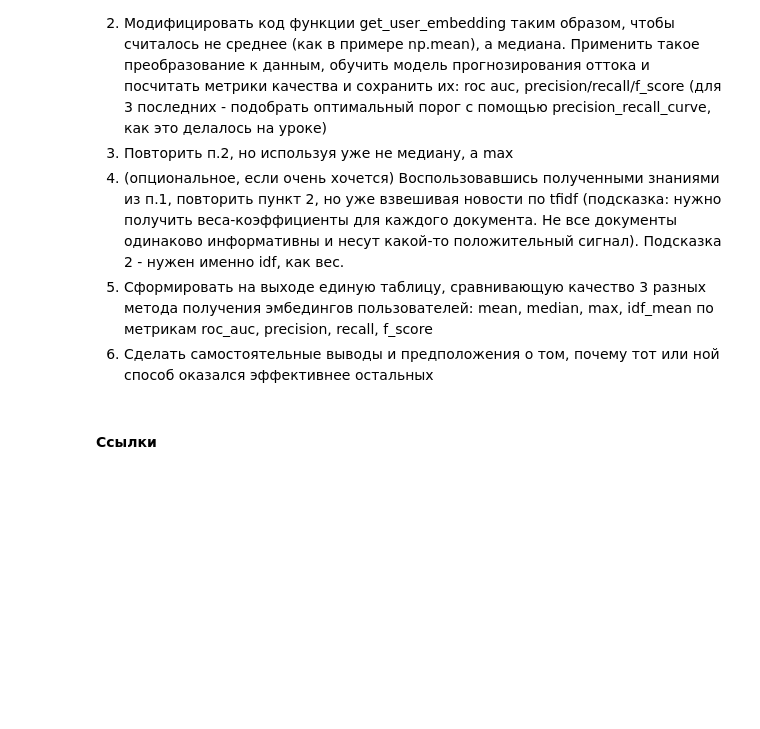
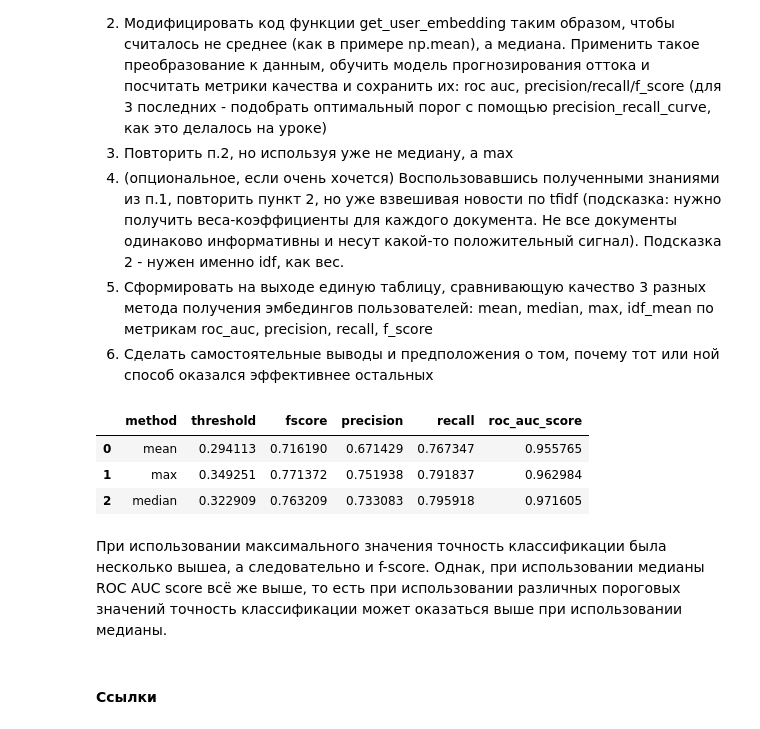
Before and after one commit to Anbionchik/Git_brain_lessons, a Jupyter notebook: Algorythms_in_business/Les2/webinar2.ipynb, the cells around one changed output. Saved outputs shown, nothing was run; the diff lists cells and outputs as text; code cells hidden in the pictures; blank space fills up the shorter version.

```diff
--- a/Algorythms_in_business/Les2/webinar2.ipynb
+++ b/Algorythms_in_business/Les2/webinar2.ipynb
@@ -579,3 +811,42 @@ roc_auc_score(y_test, preds)
+# %%
+def get_embeddings(processing_factor='mean'):
+    user_embeddings = pd.DataFrame([i for i in users['articles'].apply(lambda x: get_user_embedding(x, processing_factor), 1)])
+    user_embeddings.columns = ['topic_{}'.format(i) for i in range(25)]
+    user_embeddings['uid'] = users['uid'].values
+    user_embeddings = user_embeddings[['uid']+['topic_{}'.format(i) for i in range(25)]]
+    user_embeddings = pd.merge(user_embeddings, target, 'left')
+    return user_embeddings
+# %%
+def get_preds(X, model):
+    X_train, X_test, y_train, y_test = train_test_split(X[['topic_{}'.format(i) for i in range(25)]],
+                                                    X['churn'], random_state=0)
+    model.fit(X_train, y_train)
+    preds = model.predict_proba(X_test)[:, 1]
+    return X_train, X_test, y_train, y_test, preds
+# %%
+def get_info(y_test, preds):
+    precision, recall, thresholds = precision_recall_curve(y_test, preds)
+    fscore = (2 * precision * recall) / (precision + recall)
+    ix = np.argmax(fscore)
+    return thresholds[ix], fscore[ix], precision[ix], recall[ix], roc_auc_score(y_test, preds)
+# %%
+methods = ['mean', 'max', 'median']
+results = pd.DataFrame(columns=['method', 'threshold', 'fscore', 'precision', 'recall', 'roc_auc_score'])
+for method in methods:
+    X = get_embeddings(processing_factor=method)
+    X_train, X_test, y_train, y_test, preds = get_preds(X, logreg)
+    new_row = [method] + list(get_info(y_test, preds))
+    new_row = pd.Series(new_row, index=['method', 'threshold', 'fscore', 'precision', 'recall', 'roc_auc_score'])
+    results = pd.concat([results, new_row.to_frame().T], ignore_index=True)
+# %%
+results
+# %% [output]
+|  | method | threshold | fscore | precision | recall | roc_auc_score |
+| 0 | mean | 0.294113 | 0.716190 | 0.671429 | 0.767347 | 0.955765 |
+| 1 | max | 0.349251 | 0.771372 | 0.751938 | 0.791837 | 0.962984 |
+| 2 | median | 0.322909 | 0.763209 | 0.733083 | 0.795918 | 0.971605 |
+# %% [markdown]
+При использовании максимального значения точность классификации была несколько вышеа, а следовательно и f-score. Однак, при использовании медианы ROC AUC score всё же выше, то есть при использовании различных пороговых значений точность классификации может оказаться выше при использовании медианы.
 # %% [markdown]
 #### Ссылки
 # %% [markdown]
```
Also changed, not shown: parts of 59 cells of this notebook, 1 other file.
